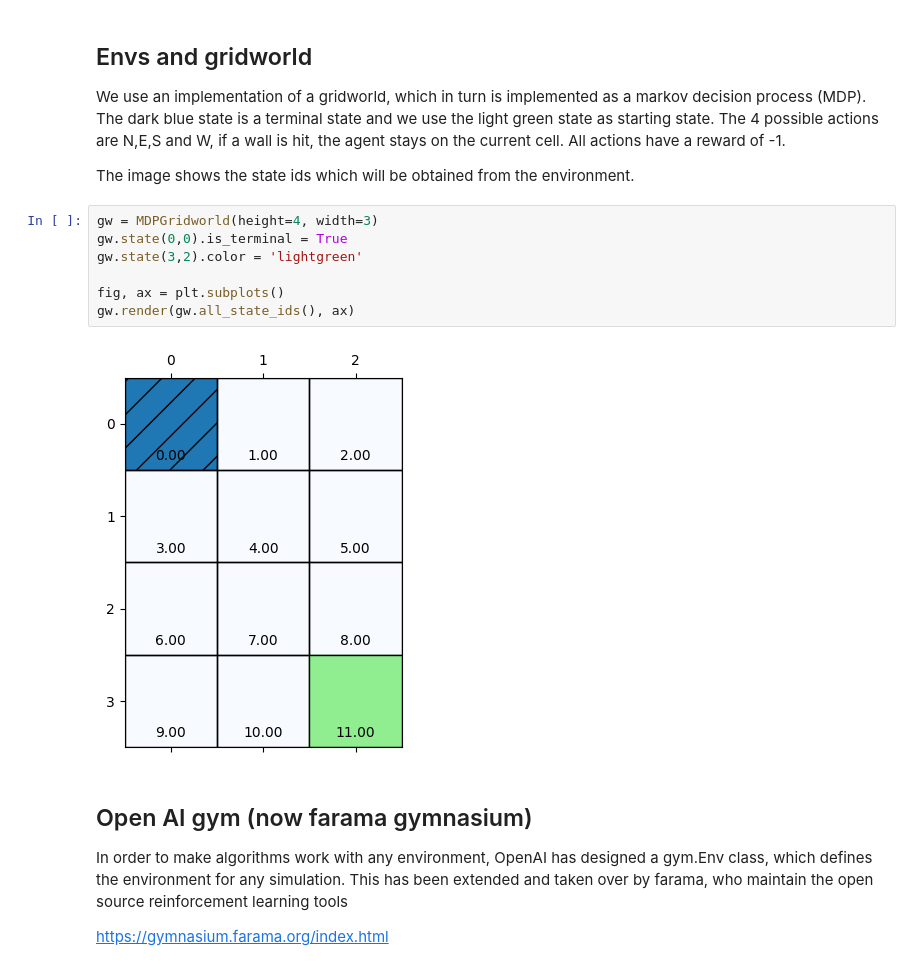
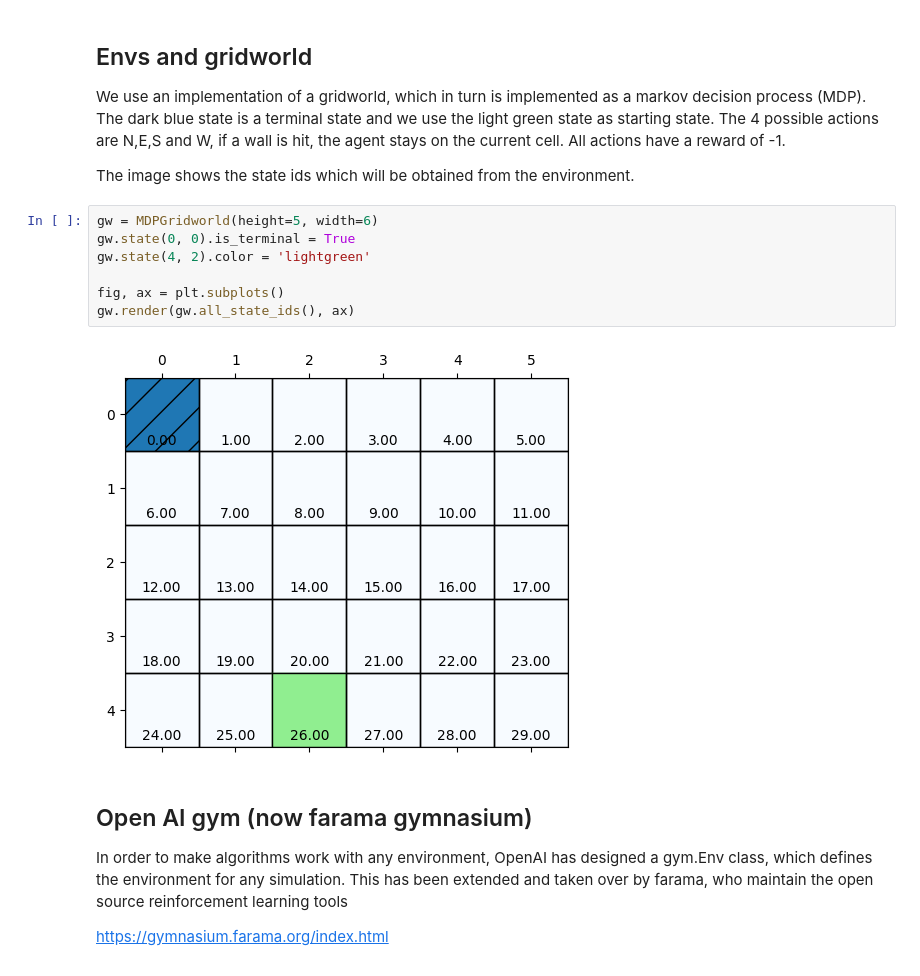
Before and after one commit to dave1b/TSM_AdvDeLearn, a Jupyter notebook: 04_week/adl_ex_reinforcement_learning_1.ipynb, the cells around one changed output. Drawn from its saved outputs; the diff is of its cells as text.

```diff
--- a/04_week/adl_ex_reinforcement_learning_1.ipynb
+++ b/04_week/adl_ex_reinforcement_learning_1.ipynb
@@ -29,14 +28,14 @@ We use an implementation of a gridworld, which in turn is implemented as a marko
 
 The image shows the state ids which will be obtained from the environment.
 # %%
-gw = MDPGridworld(height=4, width=3)
-gw.state(0,0).is_terminal = True
-gw.state(3,2).color = 'lightgreen'
+gw = MDPGridworld(height=5, width=6)
+gw.state(0, 0).is_terminal = True
+gw.state(4, 2).color = 'lightgreen'
 
 fig, ax = plt.subplots()
 gw.render(gw.all_state_ids(), ax)
 # %% [output]
-[figure, old version]
+[figure, new version]
 # %% [markdown]
 ## Open AI gym (now farama gymnasium)
 In order to make algorithms work with any environment, OpenAI has designed a gym.Env class, which defines the environment for any simulation. This has been extended and taken over by farama, who maintain the open source reinforcement learning tools
```
Also changed, not shown: parts of 15 cells of this notebook.
